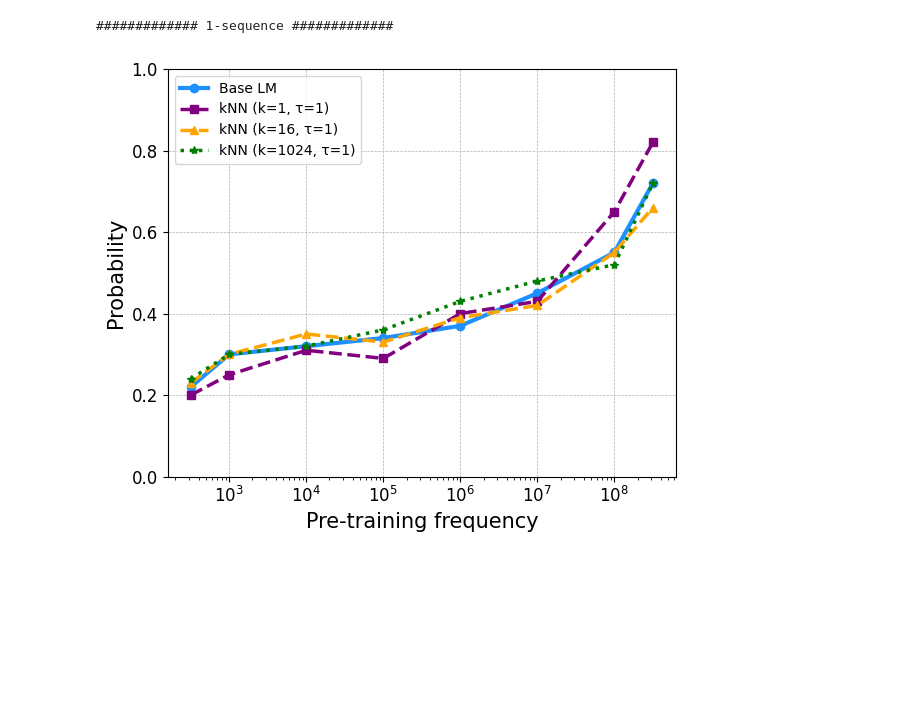
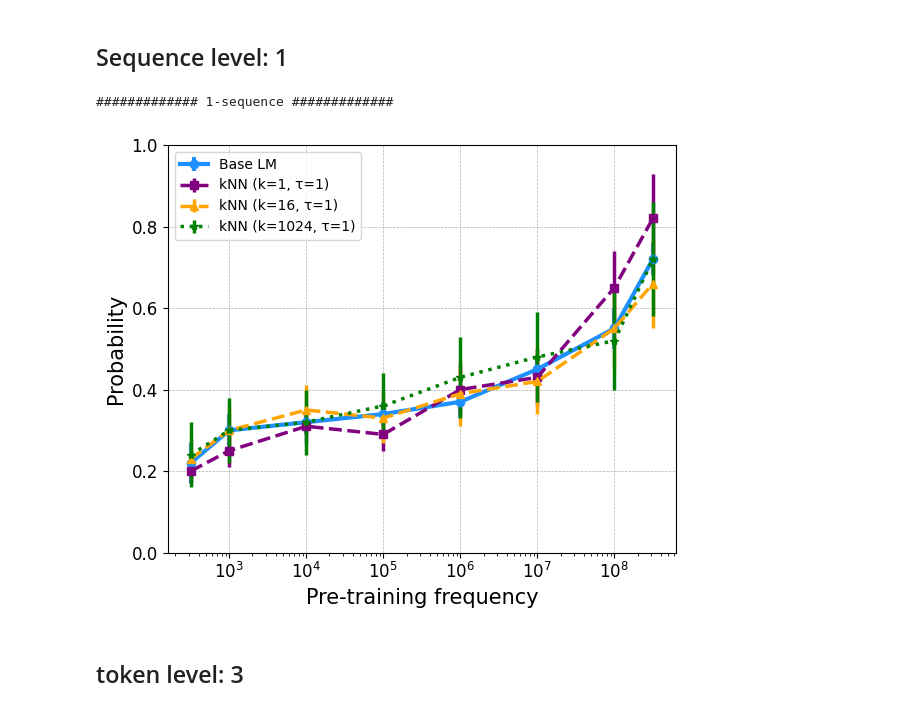
Before and after one commit to Jing-L97/target_neuron_ablation, a Jupyter notebook: notebooks/RAG.ipynb, the cells around one changed output. Drawn from its saved outputs; the diff is of its cells as text; code cells hidden in the pictures; blank space fills up the shorter version.

Commit message:
add plotting codes

```diff
--- a/notebooks/RAG.ipynb
+++ b/notebooks/RAG.ipynb
@@ -2,0 +32,19 @@ import matplotlib.pyplot as plt
+# %%
+x = [10**2.5, 10**3, 10**4, 10**5, 10**6, 10**7, 10**8, 10**8.5]
+pairs = [34, 74, 83, 154, 225, 337, 594, 625]
+
+plt.figure(figsize=(6, 5))
+
+# Calculate width proportional to log spacing and multiply by 2.5 for wider bars
+width = np.diff(np.log10(x)).min() * 1.5 * np.array(x)
+
+plt.bar(x, pairs, width=width, color='dodgerblue', alpha=0.7)
+plt.ylim(0,2500)
+plt.xscale('log')
+plt.xlabel('Pre-training frequency', fontsize=15)
+plt.ylabel('Target tokens', fontsize=15)
+plt.xticks(fontsize=12)
+plt.yticks(fontsize=12)
+plt.grid(True, linestyle='--', linewidth=0.5, axis='y')
+plt.tight_layout()
+plt.show()
@@ -4,7 +98,7 @@ import matplotlib.pyplot as plt
 
 
 # Plotting
-def plot_prob(base_lm,knn_1_tau1,knn_16_tau1,knn_1024_tau1):
+def plot_prob_without(base_lm,knn_1_tau1,knn_16_tau1,knn_1024_tau1):
     # Pre-training frequency (log scale)
     x = [10**2.5, 10**3, 10**4, 10**5, 10**6, 10**7, 10**8, 10**8.5]
 
@@ -14,7 +108,7 @@ def plot_prob(base_lm,knn_1_tau1,knn_16_tau1,knn_1024_tau1):
     plt.plot(x, knn_16_tau1, '--^', label='kNN (k=16, τ=1)', color='orange', linewidth=2.5)
     plt.plot(x, knn_1024_tau1, ':*', label='kNN (k=1024, τ=1)', color='green', linewidth=2.5)
 
-    # Styling
+    # Style
     plt.xscale('log')
     plt.xlabel('Pre-training frequency',fontsize=15)
     plt.ylabel('Probability',fontsize=15)
@@ -58,12 +309,36 @@ plot_prob(base_lm,knn_1_tau1,knn_16_tau1,knn_1024_tau1)
+# %% [markdown]
+## Sequence level: 1
 # %%
 print("############# 1-sequence #############")
+# Central values
 knn_1_tau1 =     [0.20, 0.25, 0.31, 0.29, 0.40, 0.43, 0.65, 0.82]
 knn_16_tau1 =    [0.23, 0.30, 0.35, 0.33, 0.39, 0.42, 0.55, 0.66]
 knn_1024_tau1 =  [0.24, 0.30, 0.32, 0.36, 0.43, 0.48, 0.52, 0.72]
-plot_prob(base_lm,knn_1_tau1,knn_16_tau1,knn_1024_tau1)
+
+# 95% Confidence intervals (wider with higher k)
+knn_1_tau1_ci = [
+    (0.17, 0.23), (0.21, 0.29), (0.27, 0.35), (0.25, 0.33),
+    (0.34, 0.46), (0.36, 0.50), (0.56, 0.74), (0.71, 0.93)
+]
+
+knn_16_tau1_ci = [
+    (0.18, 0.28), (0.24, 0.36), (0.29, 0.41), (0.27, 0.39),
+    (0.31, 0.47), (0.34, 0.50), (0.45, 0.65), (0.55, 0.77)
+]
+
+knn_1024_tau1_ci = [
+    (0.16, 0.32), (0.22, 0.38), (0.24, 0.40), (0.28, 0.44),
+    (0.33, 0.53), (0.37, 0.59), (0.40, 0.64), (0.58, 0.86)
+]
+
+# Plot
+plot_prob(base_lm, knn_1_tau1, knn_16_tau1, knn_1024_tau1,
+          base_lm_ci, knn_1_tau1_ci, knn_16_tau1_ci, knn_1024_tau1_ci)
 # %% [output]
 ############# 1-sequence #############
-[figure, old version]
+[figure, new version]
+# %% [markdown]
+## token level: 3
 # %%
 print("############# 3-token #############")
 knn_1_tau1 =     [0.20, 0.31, 0.37, 0.34, 0.39, 0.44, 0.60, 0.68]
```
Also changed, not shown: parts of 32 cells of this notebook, 13 other files.
